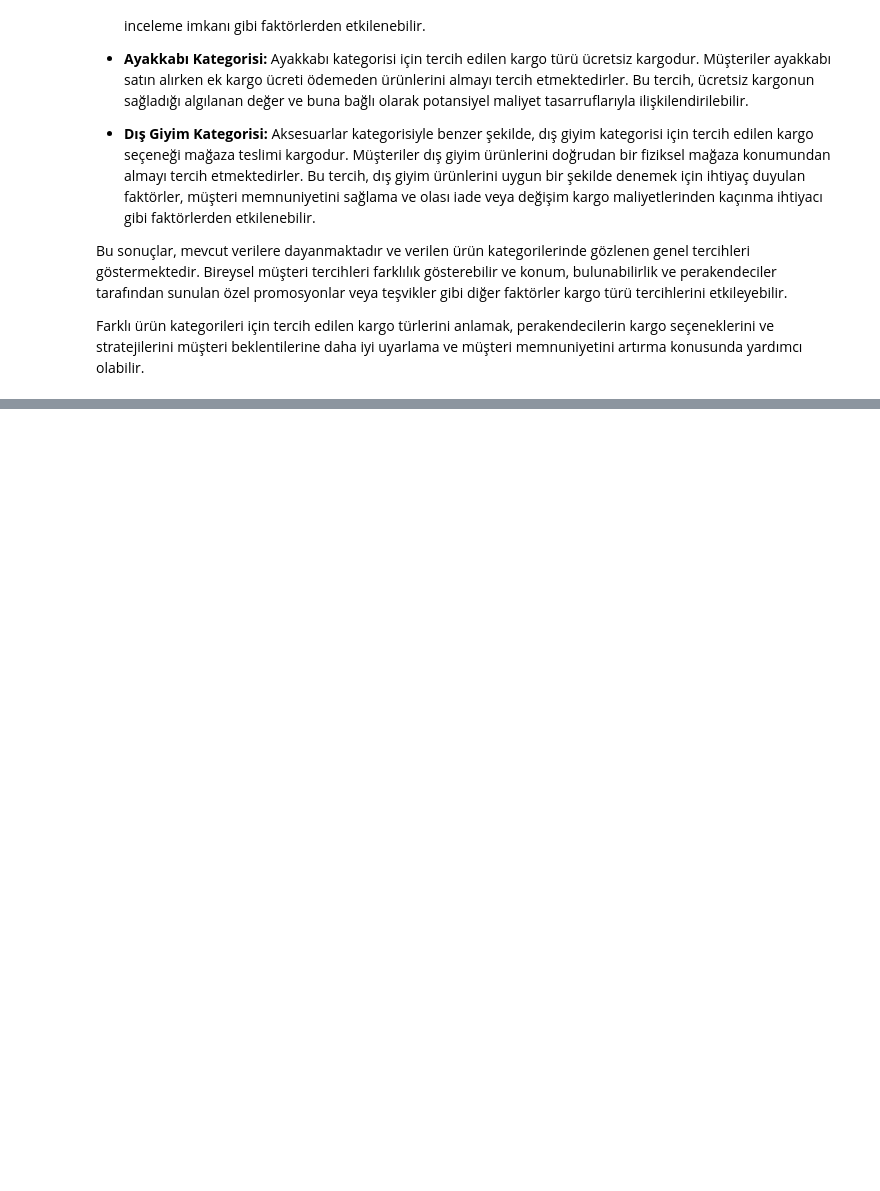
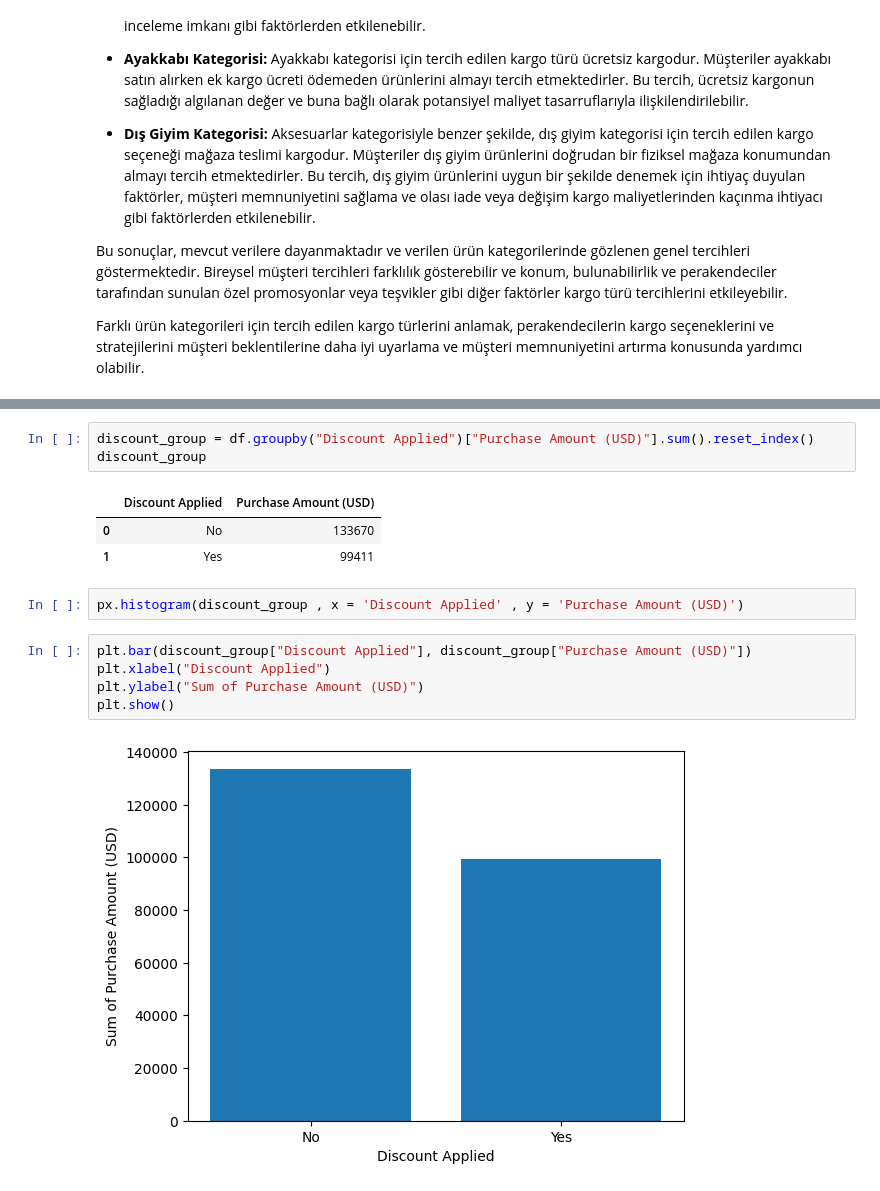
Before and after one commit to YusufAltuntas/customer-shopping-trend-EDA, a Jupyter notebook: customer-shopping-trend-EDA.ipynb, the cells around one changed output, grey strips where cells are left out. Drawn from its saved outputs; the diff is of its cells as text; blank space fills up the shorter version.

```diff
--- a/customer-shopping-trend-EDA.ipynb
+++ b/customer-shopping-trend-EDA.ipynb
@@ -1080,0 +1100,16 @@ Farklı ürün kategorileri için tercih edilen kargo türlerini anlamak, perake
+# %%
+discount_group = df.groupby("Discount Applied")["Purchase Amount (USD)"].sum().reset_index()
+discount_group
+# %% [output]
+|  | Discount Applied | Purchase Amount (USD) |
+| 0 | No | 133670 |
+| 1 | Yes | 99411 |
+# %%
+px.histogram(discount_group , x = 'Discount Applied' , y = 'Purchase Amount (USD)')
+# %%
+plt.bar(discount_group["Discount Applied"], discount_group["Purchase Amount (USD)"])
+plt.xlabel("Discount Applied")
+plt.ylabel("Sum of Purchase Amount (USD)")
+plt.show()
+# %% [output]
+[figure, added]
```
Also changed, not shown: parts of 45 cells of this notebook.
